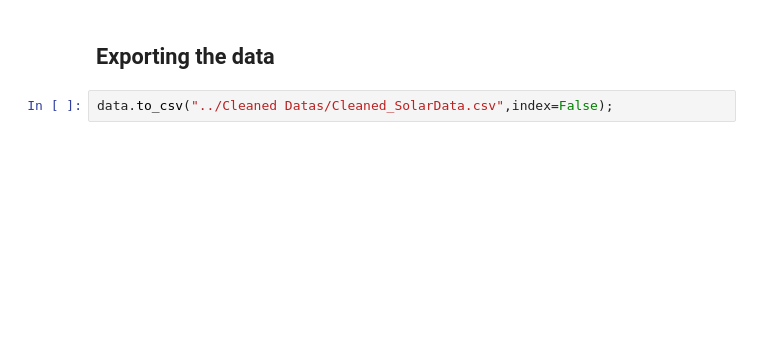
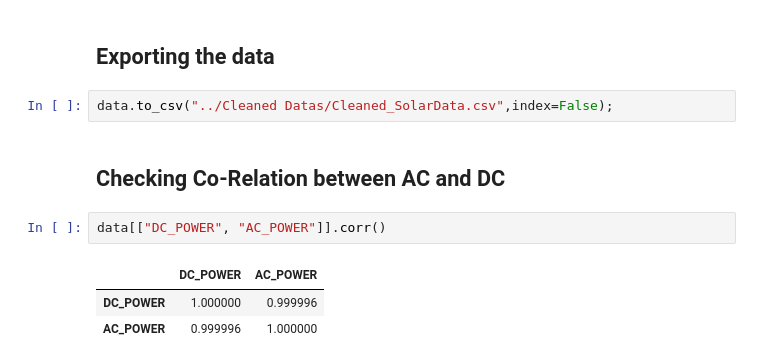
Before and after one commit to BikalpaRegmi/Energy_Data_Project, a Jupyter notebook: Python/Merging&Cleaning.ipynb, the cells around one changed output. Saved outputs shown, nothing was run; the diff lists cells and outputs as text; blank space fills up the shorter version.

```diff
--- a/Python/Merging&Cleaning.ipynb
+++ b/Python/Merging&Cleaning.ipynb
@@ -237,3 +257,11 @@ data.tail(55)
 ## Exporting the data
 # %%
 data.to_csv("../Cleaned Datas/Cleaned_SolarData.csv",index=False);
+# %% [markdown]
+## Checking Co-Relation between AC and DC
+# %%
+data[["DC_POWER", "AC_POWER"]].corr()
+# %% [output]
+|  | DC_POWER | AC_POWER |
+| DC_POWER | 1.000000 | 0.999996 |
+| AC_POWER | 0.999996 | 1.000000 |
```
Also changed, not shown: parts of 3 cells of this notebook, 1 other file.
